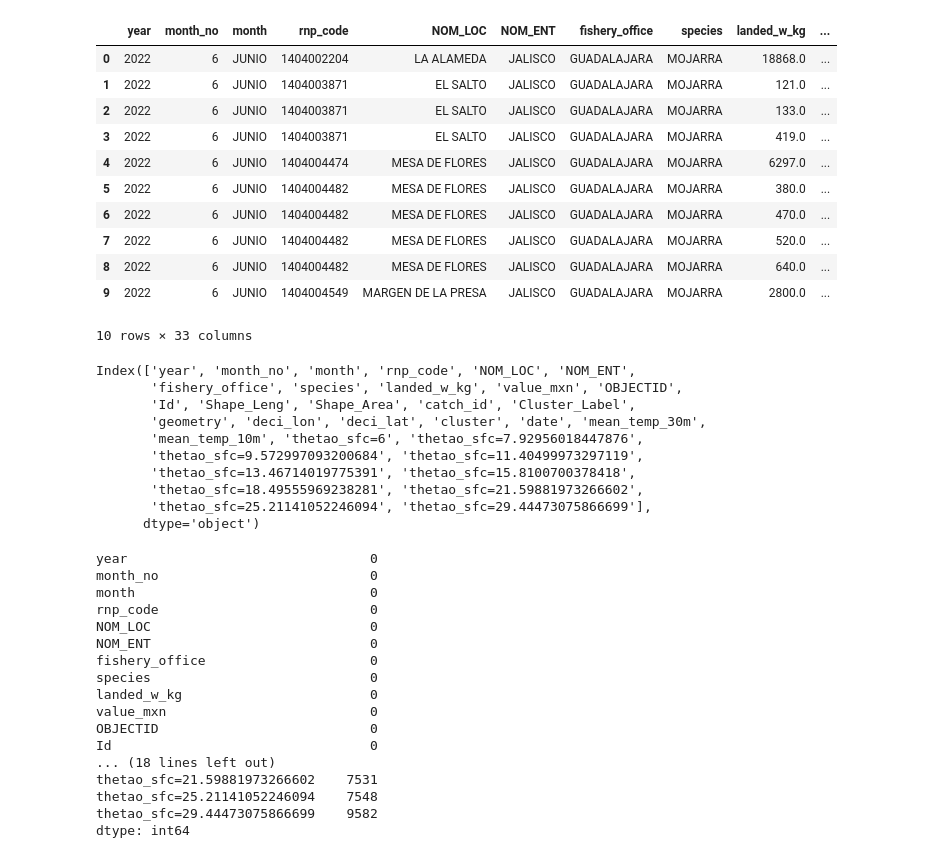
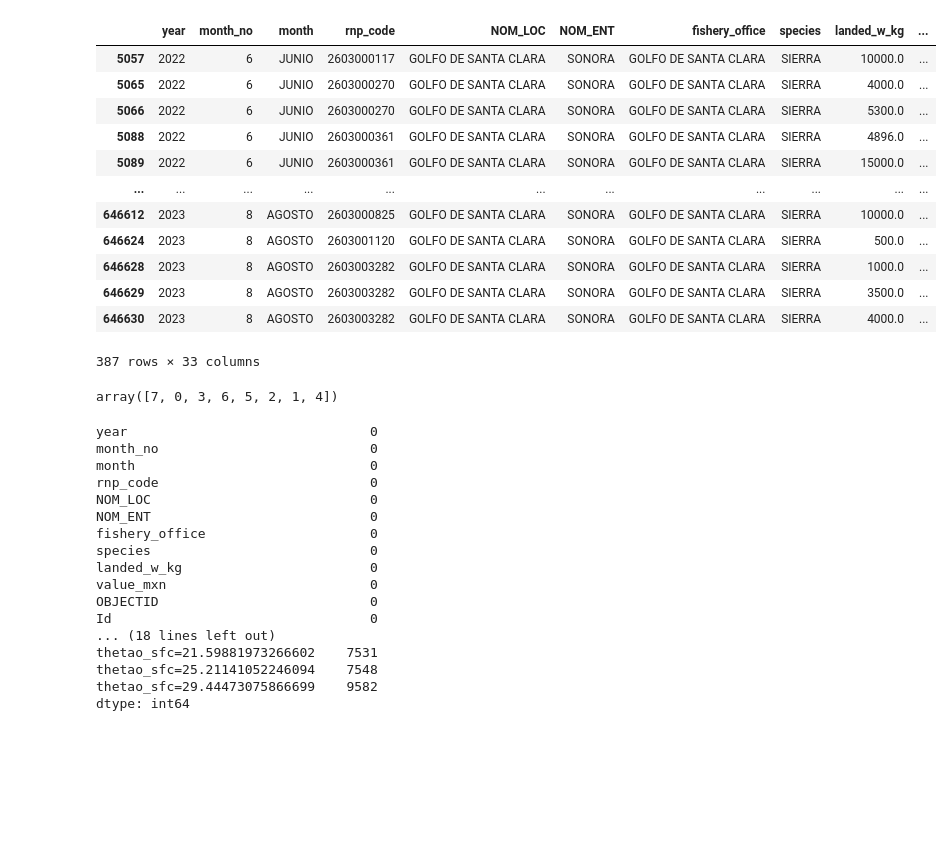
Before and after one commit to cedointercultural/CC-DLM-MFisheries, a Jupyter notebook: diagnostic.ipynb, the cells around one changed output. Cells and saved outputs as stored; diff of their text form; code cells hidden in the pictures; blank space fills up the shorter version.

```diff
--- a/diagnostic.ipynb
+++ b/diagnostic.ipynb
@@ -6,34 +6,26 @@ import pandas as pd
 file_path = 'data/data.csv'   # Cambia esta ruta al archivo que has subido
 data = pd.read_csv(file_path)
 data = data.dropna(subset=['Cluster_Label'])
-# %%
-data.head(10)
-# %% [output]
-|  | year | month_no | month | rnp_code | NOM_LOC | NOM_ENT | fishery_office | species | landed_w_kg | ... |
-| 0 | 2022 | 6 | JUNIO | 1404002204 | LA ALAMEDA | JALISCO | GUADALAJARA | MOJARRA | 18868.0 | ... |
-| 1 | 2022 | 6 | JUNIO | 1404003871 | EL SALTO | JALISCO | GUADALAJARA | MOJARRA | 121.0 | ... |
-| 2 | 2022 | 6 | JUNIO | 1404003871 | EL SALTO | JALISCO | GUADALAJARA | MOJARRA | 133.0 | ... |
-| 3 | 2022 | 6 | JUNIO | 1404003871 | EL SALTO | JALISCO | GUADALAJARA | MOJARRA | 419.0 | ... |
-| 4 | 2022 | 6 | JUNIO | 1404004474 | MESA DE FLORES | JALISCO | GUADALAJARA | MOJARRA | 6297.0 | ... |
-| 5 | 2022 | 6 | JUNIO | 1404004482 | MESA DE FLORES | JALISCO | GUADALAJARA | MOJARRA | 380.0 | ... |
-| 6 | 2022 | 6 | JUNIO | 1404004482 | MESA DE FLORES | JALISCO | GUADALAJARA | MOJARRA | 470.0 | ... |
-| 7 | 2022 | 6 | JUNIO | 1404004482 | MESA DE FLORES | JALISCO | GUADALAJARA | MOJARRA | 520.0 | ... |
-| 8 | 2022 | 6 | JUNIO | 1404004482 | MESA DE FLORES | JALISCO | GUADALAJARA | MOJARRA | 640.0 | ... |
-| 9 | 2022 | 6 | JUNIO | 1404004549 | MARGEN DE LA PRESA | JALISCO | GUADALAJARA | MOJARRA | 2800.0 | ... |
-10 rows × 33 columns
-# %%
-data.columns
-# %% [output]
-Index(['year', 'month_no', 'month', 'rnp_code', 'NOM_LOC', 'NOM_ENT',
-       'fishery_office', 'species', 'landed_w_kg', 'value_mxn', 'OBJECTID',
-       'Id', 'Shape_Leng', 'Shape_Area', 'catch_id', 'Cluster_Label',
-       'geometry', 'deci_lon', 'deci_lat', 'cluster', 'date', 'mean_temp_30m',
-       'mean_temp_10m', 'thetao_sfc=6', 'thetao_sfc=7.92956018447876',
-       'thetao_sfc=9.572997093200684', 'thetao_sfc=11.40499973297119',
-       'thetao_sfc=13.46714019775391', 'thetao_sfc=15.8100700378418',
-       'thetao_sfc=18.49555969238281', 'thetao_sfc=21.59881973266602',
-       'thetao_sfc=25.21141052246094', 'thetao_sfc=29.44473075866699'],
-      dtype='object')
+# %%
+data[(data['species']=='SIERRA')&(data['Cluster_Label']==5)].dropna()
+# %% [output]
+|  | year | month_no | month | rnp_code | NOM_LOC | NOM_ENT | fishery_office | species | landed_w_kg | ... |
+| 5057 | 2022 | 6 | JUNIO | 2603000117 | GOLFO DE SANTA CLARA | SONORA | GOLFO DE SANTA CLARA | SIERRA | 10000.0 | ... |
+| 5065 | 2022 | 6 | JUNIO | 2603000270 | GOLFO DE SANTA CLARA | SONORA | GOLFO DE SANTA CLARA | SIERRA | 4000.0 | ... |
+| 5066 | 2022 | 6 | JUNIO | 2603000270 | GOLFO DE SANTA CLARA | SONORA | GOLFO DE SANTA CLARA | SIERRA | 5300.0 | ... |
+| 5088 | 2022 | 6 | JUNIO | 2603000361 | GOLFO DE SANTA CLARA | SONORA | GOLFO DE SANTA CLARA | SIERRA | 4896.0 | ... |
+| 5089 | 2022 | 6 | JUNIO | 2603000361 | GOLFO DE SANTA CLARA | SONORA | GOLFO DE SANTA CLARA | SIERRA | 15000.0 | ... |
+| ... | ... | ... | ... | ... | ... | ... | ... | ... | ... | ... |
+| 646612 | 2023 | 8 | AGOSTO | 2603000825 | GOLFO DE SANTA CLARA | SONORA | GOLFO DE SANTA CLARA | SIERRA | 10000.0 | ... |
+| 646624 | 2023 | 8 | AGOSTO | 2603001120 | GOLFO DE SANTA CLARA | SONORA | GOLFO DE SANTA CLARA | SIERRA | 500.0 | ... |
+| 646628 | 2023 | 8 | AGOSTO | 2603003282 | GOLFO DE SANTA CLARA | SONORA | GOLFO DE SANTA CLARA | SIERRA | 1000.0 | ... |
+| 646629 | 2023 | 8 | AGOSTO | 2603003282 | GOLFO DE SANTA CLARA | SONORA | GOLFO DE SANTA CLARA | SIERRA | 3500.0 | ... |
+| 646630 | 2023 | 8 | AGOSTO | 2603003282 | GOLFO DE SANTA CLARA | SONORA | GOLFO DE SANTA CLARA | SIERRA | 4000.0 | ... |
+387 rows × 33 columns
+# %%
+data['Cluster_Label'].unique()
+# %% [output]
+array([7, 0, 3, 6, 5, 2, 1, 4])
 # %%
 # Suponiendo que 'data' ya es tu DataFrame
 nan_counts = data.isna().sum()
```
Also changed, not shown: 2 other files.
